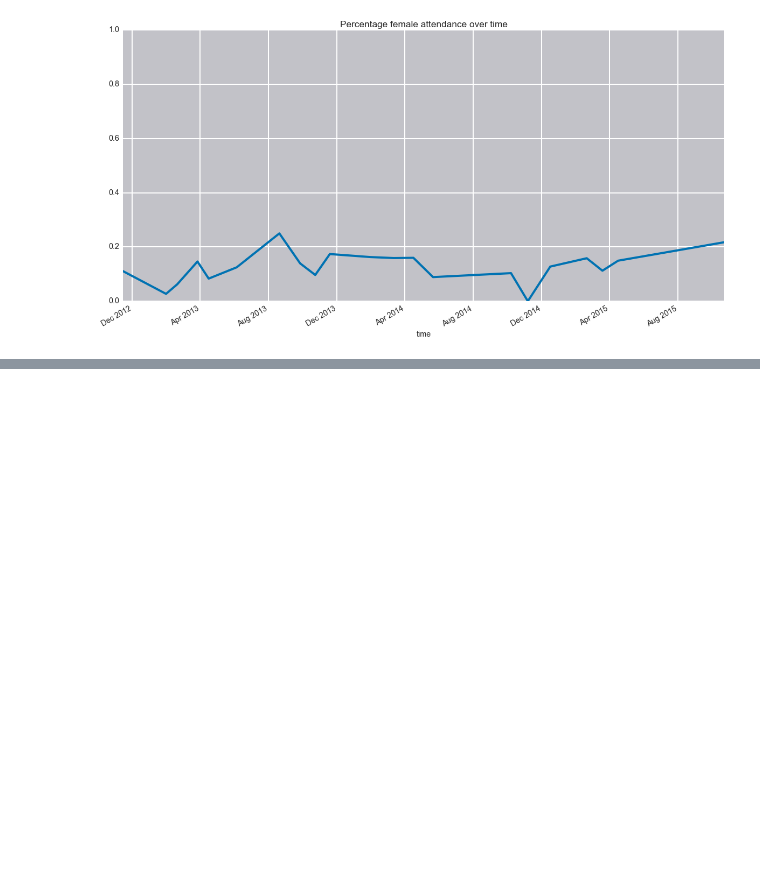
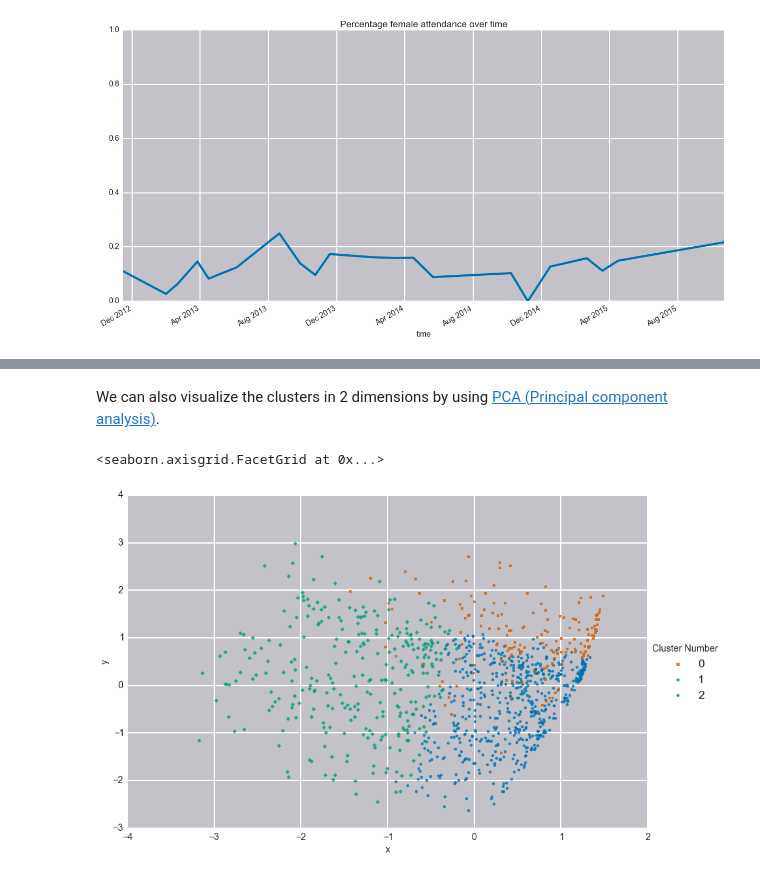
Before and after one commit to starlight7719/daa_philly_2015, a Jupyter notebook: DataPhilly_Analysis.ipynb, the cells around one changed output, grey strips where cells are left out. Drawn from its saved outputs; the diff is of its cells as text; code cells hidden in the pictures; blank space fills up the shorter version.

Commit message:
Add topic analysis

```diff
--- a/DataPhilly_Analysis.ipynb
+++ b/DataPhilly_Analysis.ipynb
@@ -469,0 +547,3 @@ female_ratio.plot(title='Percentage female attendance over time', ylim=(0.0, 1.0
+# %%
+top_topic_df = top_topic_df.T
+top_topic_df.head(3)
@@ -469,0 +558,3 @@ female_ratio.plot(title='Percentage female attendance over time', ylim=(0.0, 1.0
+# %%
+top_topic_df.fillna(0, inplace=True)
+top_topic_df.head(3)
@@ -469,0 +573,7 @@ female_ratio.plot(title='Percentage female attendance over time', ylim=(0.0, 1.0
+# %%
+from sklearn.cluster import MiniBatchKMeans as KMeans
+X = top_topic_df.as_matrix()
+n_clusters = 3
+k_means = KMeans(init='k-means++', n_clusters=n_clusters, n_init=10, random_state=47)
+k_means.fit(X)
+k_means.labels_
@@ -469,0 +590,14 @@ female_ratio.plot(title='Percentage female attendance over time', ylim=(0.0, 1.0
+# %%
+from collections import defaultdict
+
+cluster_index_map = defaultdict(list)
+for i in range(k_means.labels_.shape[0]):
+    cluster_index_map[k_means.labels_[i]].append(top_topic_df.index[i])
+
+for cluster_num in range(n_clusters):
+    print 'Cluster {}'.format(cluster_num)
+    f = top_topic_df[top_topic_df.index.isin(cluster_index_map[cluster_num])].sum()
+    f2 = f[f > 0]
+    f3 = f2.sort_values(ascending=False)
+    print f3[:10]
+    print
@@ -469,0 +628,20 @@ female_ratio.plot(title='Percentage female attendance over time', ylim=(0.0, 1.0
+# %% [markdown]
+We can also visualize the clusters in 2 dimensions by using [PCA (Principal component analysis)](http://scikit-learn.org/stable/modules/decomposition.html#principal-component-analysis-pca).
+# %%
+from sklearn.decomposition import PCA
+
+pca = PCA(n_components=2, whiten=True)
+X_r = pca.fit(X).transform(X)
+
+pca_data = []
+for i in range(X_r.shape[0]):
+    cluster_num = k_means.labels_[i]
+    pca_data.append({'x': X_r[i, 0], 'y': X_r[i, 1], 'Cluster Number': cluster_num})
+
+pca_df = pd.DataFrame(pca_data)
+markers = ['o', 'D', 's']
+ax = sns.lmplot(x="x", y="y", hue="Cluster Number", data=pca_df, fit_reg=False, legend=False, size=8, aspect=1.5, markers=markers)
+ax.add_legend(label_order = sorted(ax._legend_data.keys(), key = int))
+# %% [output]
+<seaborn.axisgrid.FacetGrid at 0x...>
+[figure, added]
```
Also changed, not shown: parts of 18 cells of this notebook, 2 other files.
